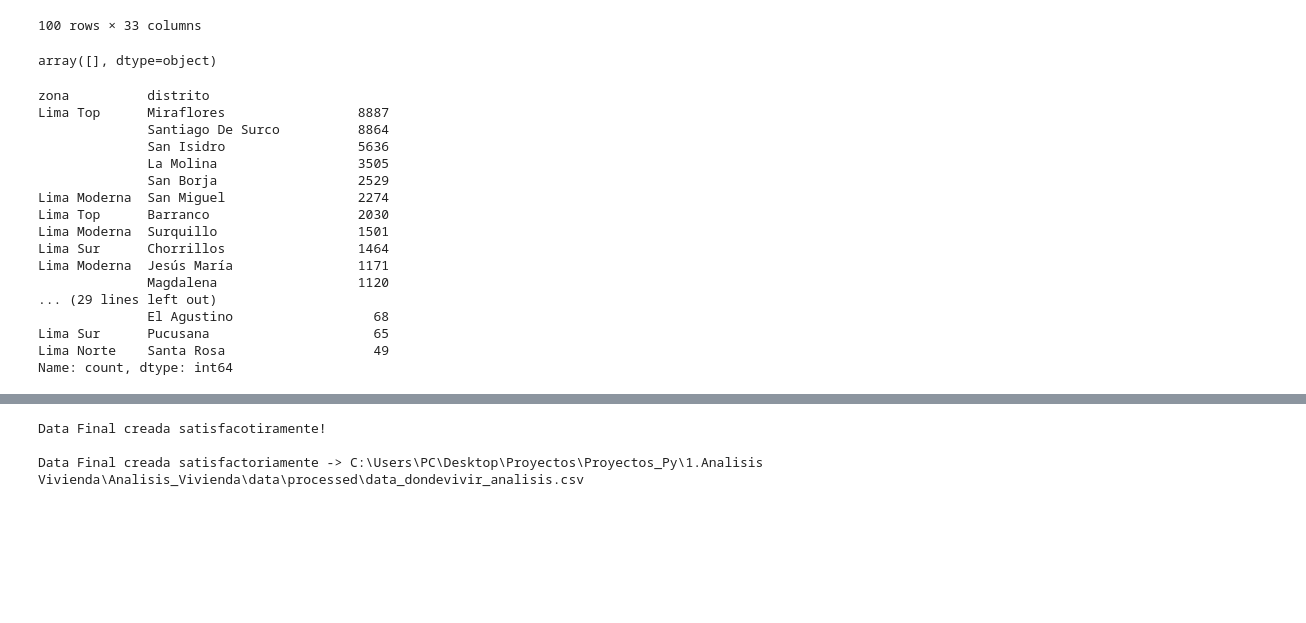
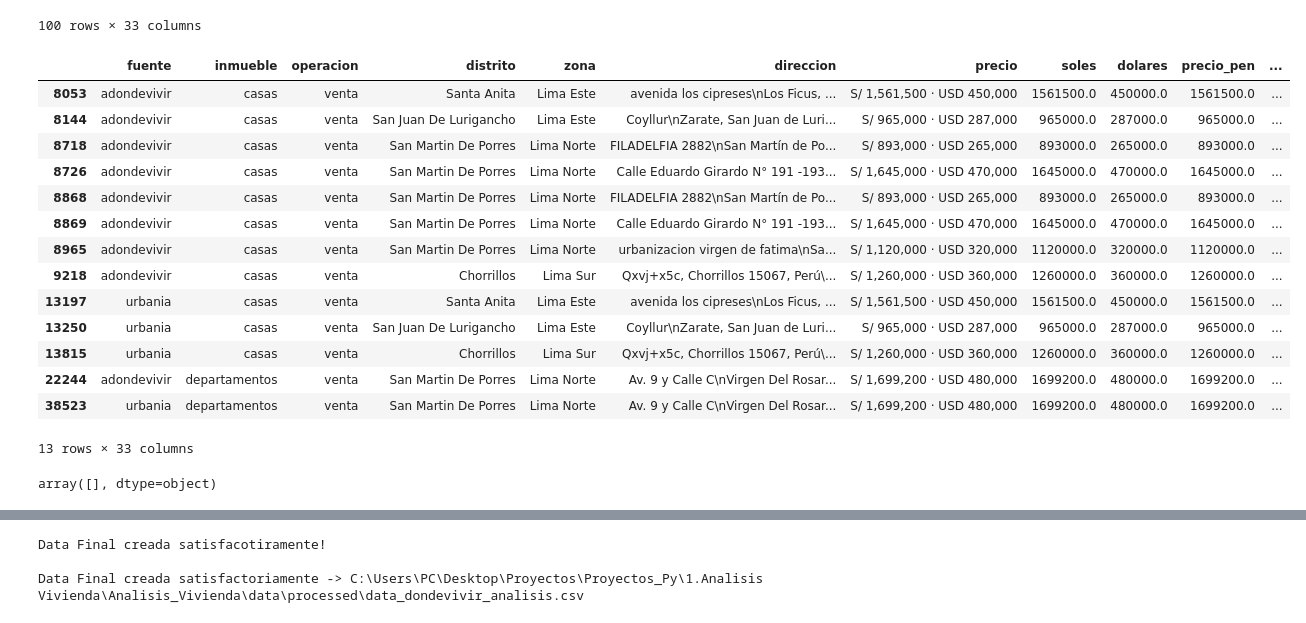
Before and after one commit to RH-007/Analisis_Vivienda, a Jupyter notebook: analysis/vivienda_process.ipynb, the cells around one changed output, grey strips where cells are left out. Cells and saved outputs as stored; diff of their text form; code cells hidden in the pictures; blank space fills up the shorter version.

```diff
--- a/analysis/vivienda_process.ipynb
+++ b/analysis/vivienda_process.ipynb
@@ -548,6 +548,24 @@ data_analisis.head(100)
 | 99 | adondevivir | departamentos | alquiler | La Victoria | Lima Centro | Audacity\nSanta Catalina, La Vict... | S/ 1,750 | 1750.0 | NaN | 1750.0 | ... |
 | 100 | adondevivir | departamentos | alquiler | La Victoria | Lima Centro | Javier Prado Este al 1091\nLa Vic... | S/ 2,800 · USD 820 | 2800.0 | 820.0 | 2800.0 | ... |
 100 rows × 33 columns
+# %%
+data_analisis[data_analisis["dormitorio"]==20]
+# %% [output]
+|  | fuente | inmueble | operacion | distrito | zona | direccion | precio | soles | dolares | precio_pen | ... |
+| 8053 | adondevivir | casas | venta | Santa Anita | Lima Este | avenida los cipreses\nLos Ficus, ... | S/ 1,561,500 · USD 450,000 | 1561500.0 | 450000.0 | 1561500.0 | ... |
+| 8144 | adondevivir | casas | venta | San Juan De Lurigancho | Lima Este | Coyllur\nZarate, San Juan de Luri... | S/ 965,000 · USD 287,000 | 965000.0 | 287000.0 | 965000.0 | ... |
+| 8718 | adondevivir | casas | venta | San Martin De Porres | Lima Norte | FILADELFIA 2882\nSan Martín de Po... | S/ 893,000 · USD 265,000 | 893000.0 | 265000.0 | 893000.0 | ... |
+| 8726 | adondevivir | casas | venta | San Martin De Porres | Lima Norte | Calle Eduardo Girardo N° 191 -193... | S/ 1,645,000 · USD 470,000 | 1645000.0 | 470000.0 | 1645000.0 | ... |
+| 8868 | adondevivir | casas | venta | San Martin De Porres | Lima Norte | FILADELFIA 2882\nSan Martín de Po... | S/ 893,000 · USD 265,000 | 893000.0 | 265000.0 | 893000.0 | ... |
+| 8869 | adondevivir | casas | venta | San Martin De Porres | Lima Norte | Calle Eduardo Girardo N° 191 -193... | S/ 1,645,000 · USD 470,000 | 1645000.0 | 470000.0 | 1645000.0 | ... |
+| 8965 | adondevivir | casas | venta | San Martin De Porres | Lima Norte | urbanizacion virgen de fatima\nSa... | S/ 1,120,000 · USD 320,000 | 1120000.0 | 320000.0 | 1120000.0 | ... |
+| 9218 | adondevivir | casas | venta | Chorrillos | Lima Sur | Qxvj+x5c, Chorrillos 15067, Perú\... | S/ 1,260,000 · USD 360,000 | 1260000.0 | 360000.0 | 1260000.0 | ... |
+| 13197 | urbania | casas | venta | Santa Anita | Lima Este | avenida los cipreses\nLos Ficus, ... | S/ 1,561,500 · USD 450,000 | 1561500.0 | 450000.0 | 1561500.0 | ... |
+| 13250 | urbania | casas | venta | San Juan De Lurigancho | Lima Este | Coyllur\nZarate, San Juan de Luri... | S/ 965,000 · USD 287,000 | 965000.0 | 287000.0 | 965000.0 | ... |
+| 13815 | urbania | casas | venta | Chorrillos | Lima Sur | Qxvj+x5c, Chorrillos 15067, Perú\... | S/ 1,260,000 · USD 360,000 | 1260000.0 | 360000.0 | 1260000.0 | ... |
+| 22244 | adondevivir | departamentos | venta | San Martin De Porres | Lima Norte | Av. 9 y Calle C\nVirgen Del Rosar... | S/ 1,699,200 · USD 480,000 | 1699200.0 | 480000.0 | 1699200.0 | ... |
+| 38523 | urbania | departamentos | venta | San Martin De Porres | Lima Norte | Av. 9 y Calle C\nVirgen Del Rosar... | S/ 1,699,200 · USD 480,000 | 1699200.0 | 480000.0 | 1699200.0 | ... |
+13 rows × 33 columns
 # %%
 zonas_lima = {
         'Lima Top': ['Miraflores', 'San Isidro', 'La Molina', 'Santiago De Surco', 'San Borja', 'Barranco'],
@@ -565,23 +583,3 @@ data_analisis["zona"] = data_analisis["distrito"].map(distrito_a_zona).fillna('O
 data_analisis[data_analisis["zona"]=="Otra Zona"]["distrito"].unique()
 # %% [output]
 array([], dtype=object)
-# %%
-data_analisis[["zona", "distrito"]].value_counts()
-# %% [output]
-zona          distrito
-Lima Top      Miraflores                 8887
-              Santiago De Surco          8864
-              San Isidro                 5636
-              La Molina                  3505
-              San Borja                  2529
-Lima Moderna  San Miguel                 2274
-Lima Top      Barranco                   2030
-Lima Moderna  Surquillo                  1501
-Lima Sur      Chorrillos                 1464
-Lima Moderna  Jesús María                1171
-              Magdalena                  1120
-... (29 lines left out)
-              El Agustino                  68
-Lima Sur      Pucusana                     65
-Lima Norte    Santa Rosa                   49
-Name: count, dtype: int64
```
Also changed, not shown: parts of 17 cells of this notebook, 2 other files.
